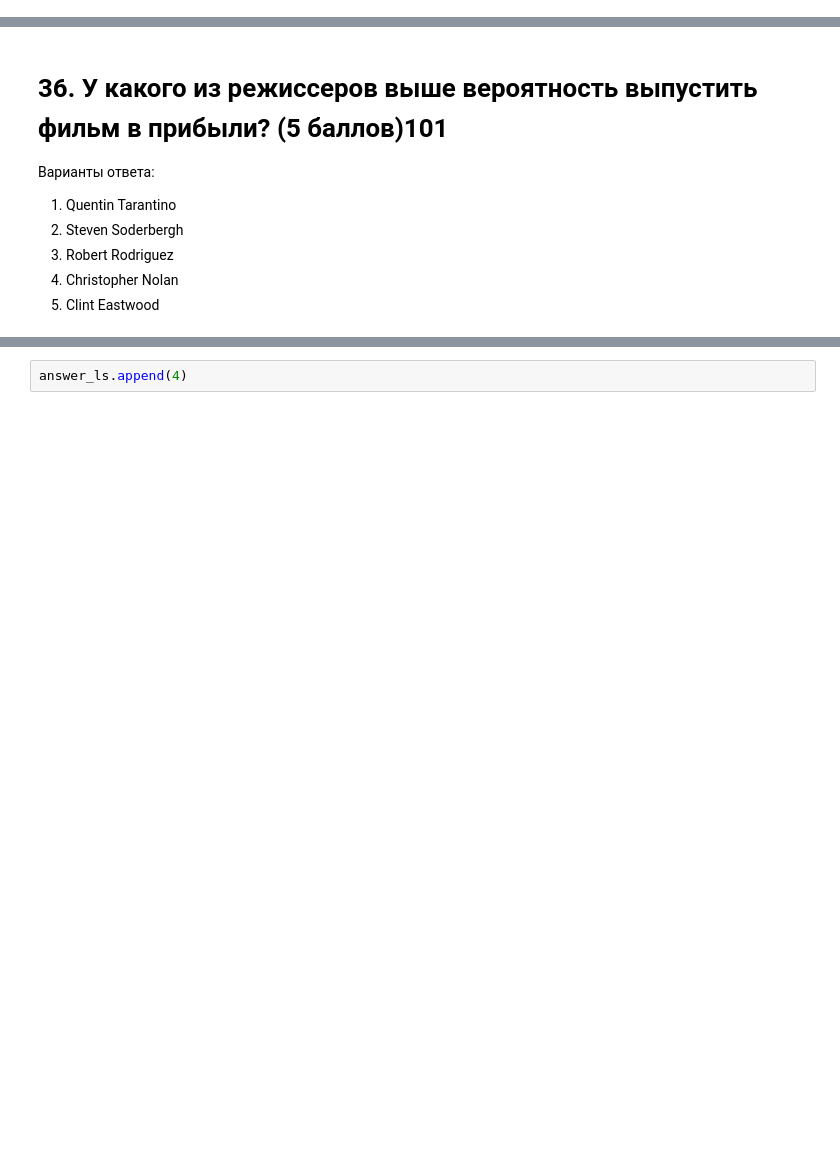
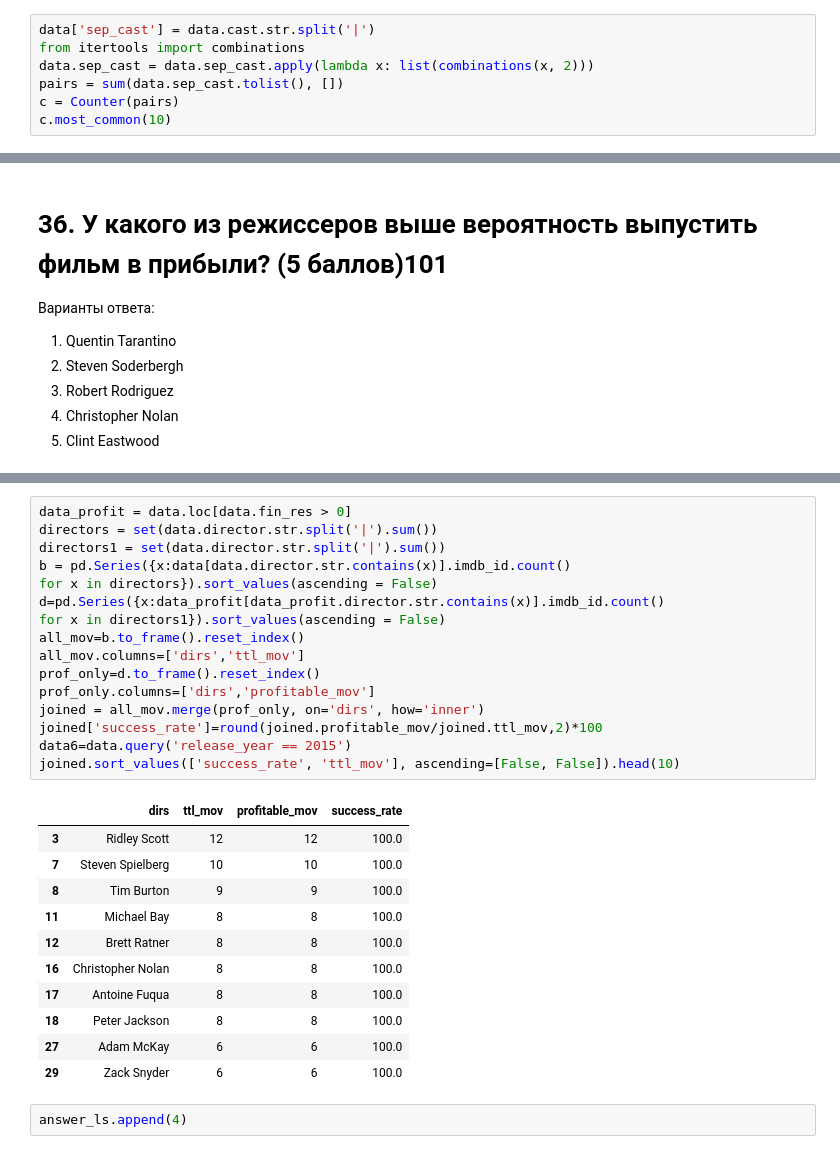
Before and after one commit to KonstantinShcherbinin/skillfactory_rds, a Jupyter notebook: module_1/[SF-DST]_Movies_IMBD_v3.0.ipynb, the cells around one changed output, grey strips where cells are left out. Drawn from its saved outputs; the diff is of its cells as text; blank space fills up the shorter version.

```diff
--- a/module_1/[SF-DST]_Movies_IMBD_v3.0.ipynb
+++ b/module_1/[SF-DST]_Movies_IMBD_v3.0.ipynb
@@ -1058,3 +713,10 @@ Hugh Jackman & Ian McKellenlen 5
 Vin Diesel & Paul Walker 5
 Adam Sandler & Kevin James 5
 Daniel Radcliffe & Rupert Grint 8
+# %%
+data['sep_cast'] = data.cast.str.split('|')
+from itertools import combinations
+data.sep_cast = data.sep_cast.apply(lambda x: list(combinations(x, 2)))
+pairs = sum(data.sep_cast.tolist(), [])
+c = Counter(pairs)
+c.most_common(10)
@@ -1084,3 +751,31 @@ print(a_1, a_2, a_3, a_4, a_5, sep = '\n')
+# %%
+data_profit = data.loc[data.fin_res > 0]
+directors = set(data.director.str.split('|').sum())
+directors1 = set(data.director.str.split('|').sum())
+b = pd.Series({x:data[data.director.str.contains(x)].imdb_id.count()
+for x in directors}).sort_values(ascending = False)
+d=pd.Series({x:data_profit[data_profit.director.str.contains(x)].imdb_id.count()
+for x in directors1}).sort_values(ascending = False)
+all_mov=b.to_frame().reset_index()
+all_mov.columns=['dirs','ttl_mov']
+prof_only=d.to_frame().reset_index()
+prof_only.columns=['dirs','profitable_mov']
+joined = all_mov.merge(prof_only, on='dirs', how='inner')
+joined['success_rate']=round(joined.profitable_mov/joined.ttl_mov,2)*100
+data6=data.query('release_year == 2015')
+joined.sort_values(['success_rate', 'ttl_mov'], ascending=[False, False]).head(10)
+# %% [output]
+|  | dirs | ttl_mov | profitable_mov | success_rate |
+| 3 | Ridley Scott | 12 | 12 | 100.0 |
+| 7 | Steven Spielberg | 10 | 10 | 100.0 |
+| 8 | Tim Burton | 9 | 9 | 100.0 |
+| 11 | Michael Bay | 8 | 8 | 100.0 |
+| 12 | Brett Ratner | 8 | 8 | 100.0 |
+| 16 | Christopher Nolan | 8 | 8 | 100.0 |
+| 17 | Antoine Fuqua | 8 | 8 | 100.0 |
+| 18 | Peter Jackson | 8 | 8 | 100.0 |
+| 27 | Adam McKay | 6 | 6 | 100.0 |
+| 29 | Zack Snyder | 6 | 6 | 100.0 |
 # %%
 answer_ls.append(4)
 # %% [markdown]
```
Also changed, not shown: parts of 46 cells of this notebook.
